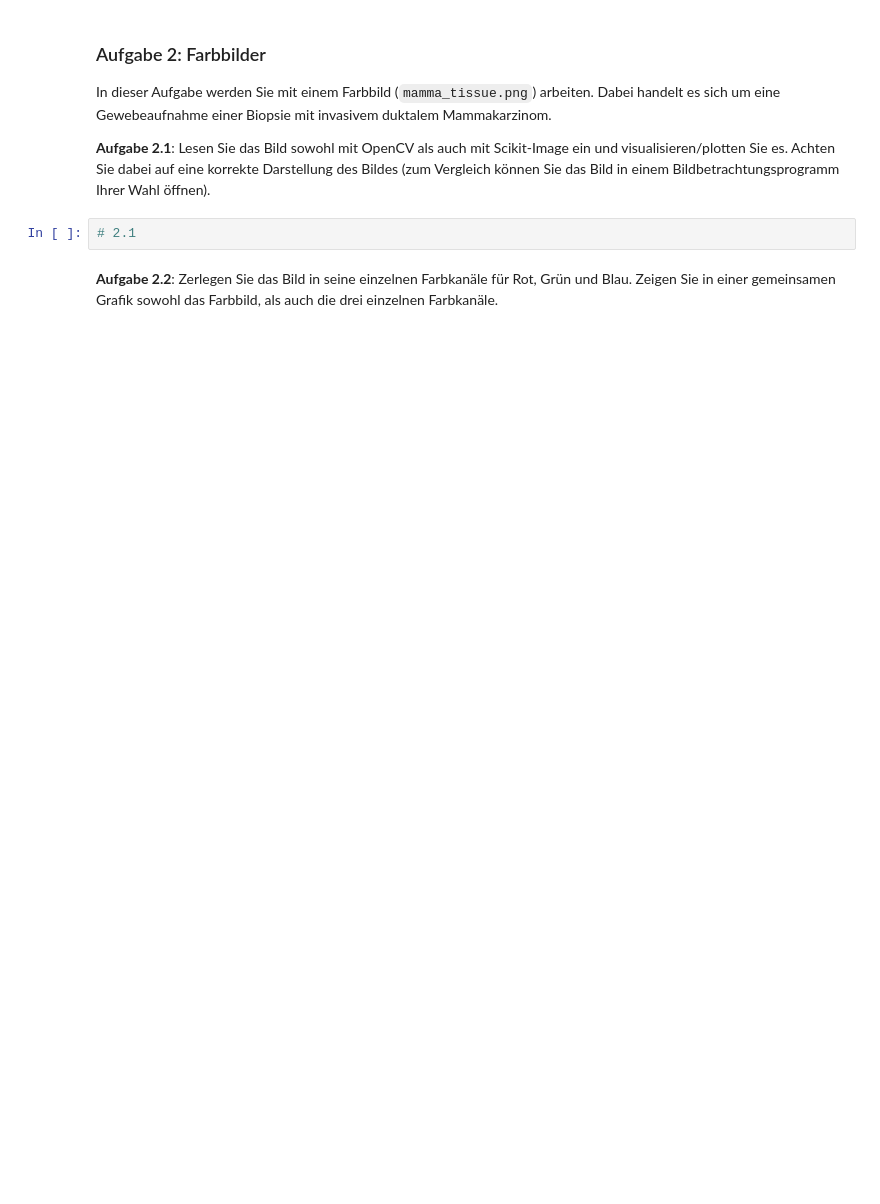
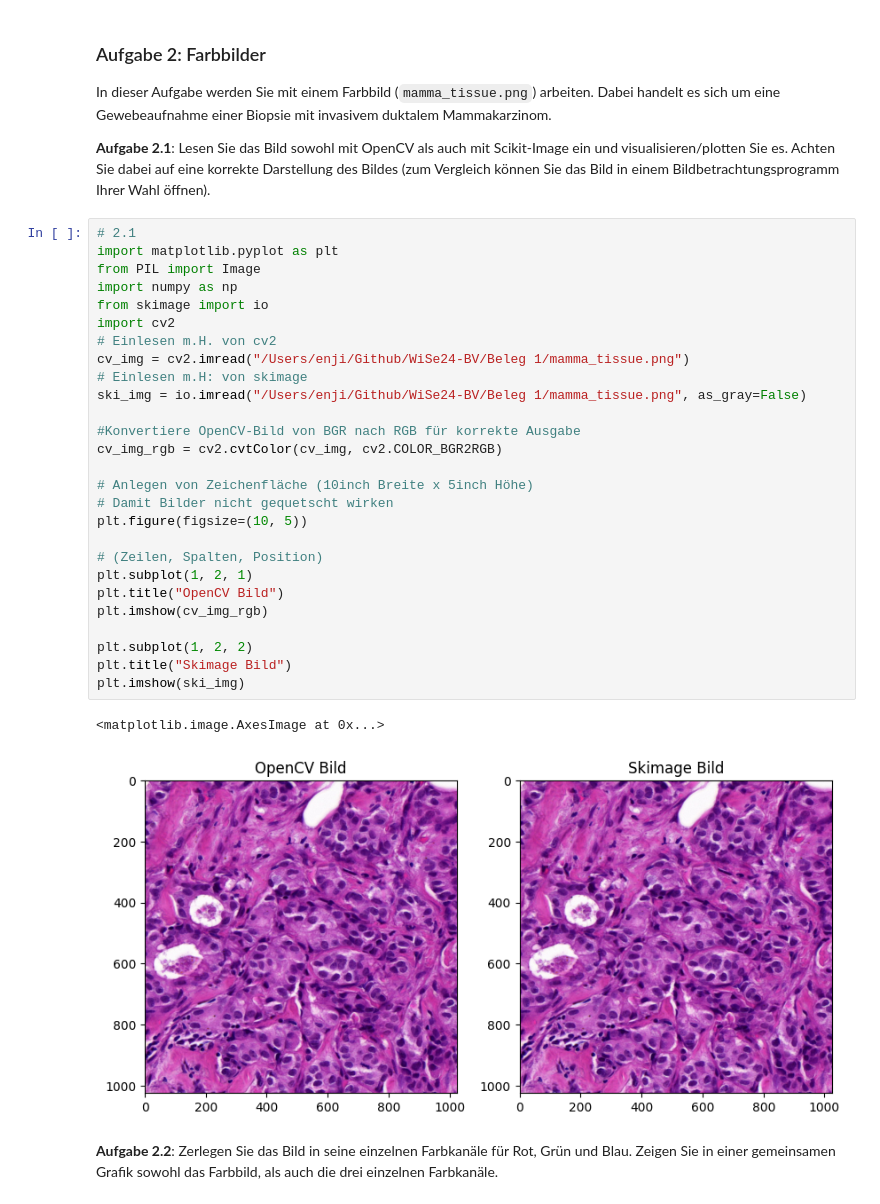
Before and after one commit to enji777/WiSe24-BV, a Jupyter notebook: Beleg 1/MBV - Bilddateien Bilddarstellung und Diskretisierung.ipynb, the cells around one changed output. Drawn from its saved outputs; the diff is of its cells as text; blank space fills up the shorter version.

```diff
--- a/Beleg 1/MBV - Bilddateien Bilddarstellung und Diskretisierung.ipynb
+++ b/Beleg 1/MBV - Bilddateien Bilddarstellung und Diskretisierung.ipynb
@@ -124,5 +127,33 @@ In dieser Aufgabe werden Sie mit einem Farbbild (`mamma_tissue.png`) arbeiten. D
 **Aufgabe 2.1**: Lesen Sie das Bild sowohl mit OpenCV als auch mit Scikit-Image ein und visualisieren/plotten Sie es. Achten Sie dabei auf eine korrekte Darstellung des Bildes (zum Vergleich können Sie das Bild in einem Bildbetrachtungsprogramm Ihrer Wahl öffnen).
 # %%
 # 2.1
+import matplotlib.pyplot as plt
+from PIL import Image
+import numpy as np
+from skimage import io
+import cv2
+# Einlesen m.H. von cv2
+cv_img = cv2.imread("/Users/enji/Github/WiSe24-BV/Beleg 1/mamma_tissue.png")
+# Einlesen m.H: von skimage
+ski_img = io.imread("/Users/enji/Github/WiSe24-BV/Beleg 1/mamma_tissue.png", as_gray=False)
+
+#Konvertiere OpenCV-Bild von BGR nach RGB für korrekte Ausgabe
+cv_img_rgb = cv2.cvtColor(cv_img, cv2.COLOR_BGR2RGB)
+
+# Anlegen von Zeichenfläche (10inch Breite x 5inch Höhe)
+# Damit Bilder nicht gequetscht wirken
+plt.figure(figsize=(10, 5))
+
+# (Zeilen, Spalten, Position)
+plt.subplot(1, 2, 1)
+plt.title("OpenCV Bild")
+plt.imshow(cv_img_rgb)
+
+plt.subplot(1, 2, 2)
+plt.title("Skimage Bild")
+plt.imshow(ski_img)
+# %% [output]
+<matplotlib.image.AxesImage at 0x...>
+[figure, added]
 # %% [markdown]
 **Aufgabe 2.2**: Zerlegen Sie das Bild in seine einzelnen Farbkanäle für Rot, Grün und Blau. Zeigen Sie in einer gemeinsamen Grafik sowohl das Farbbild, als auch die drei einzelnen Farbkanäle.
```
Also changed, not shown: parts of 2 cells of this notebook, 1 other file.
